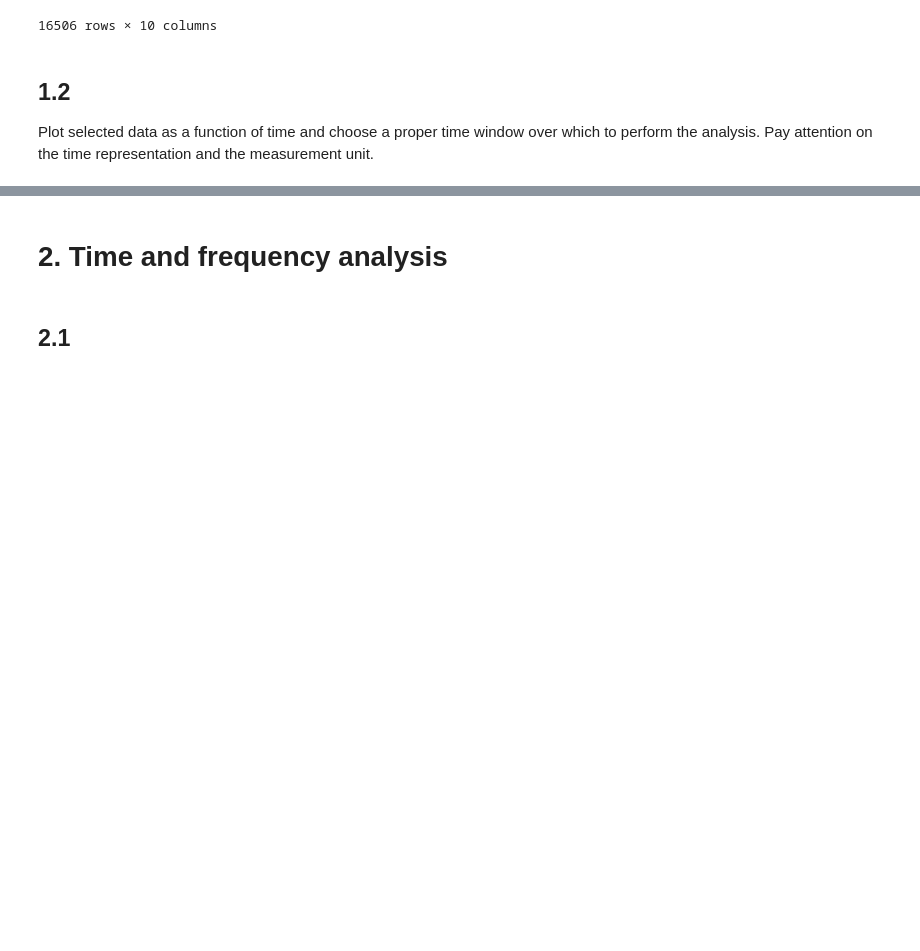
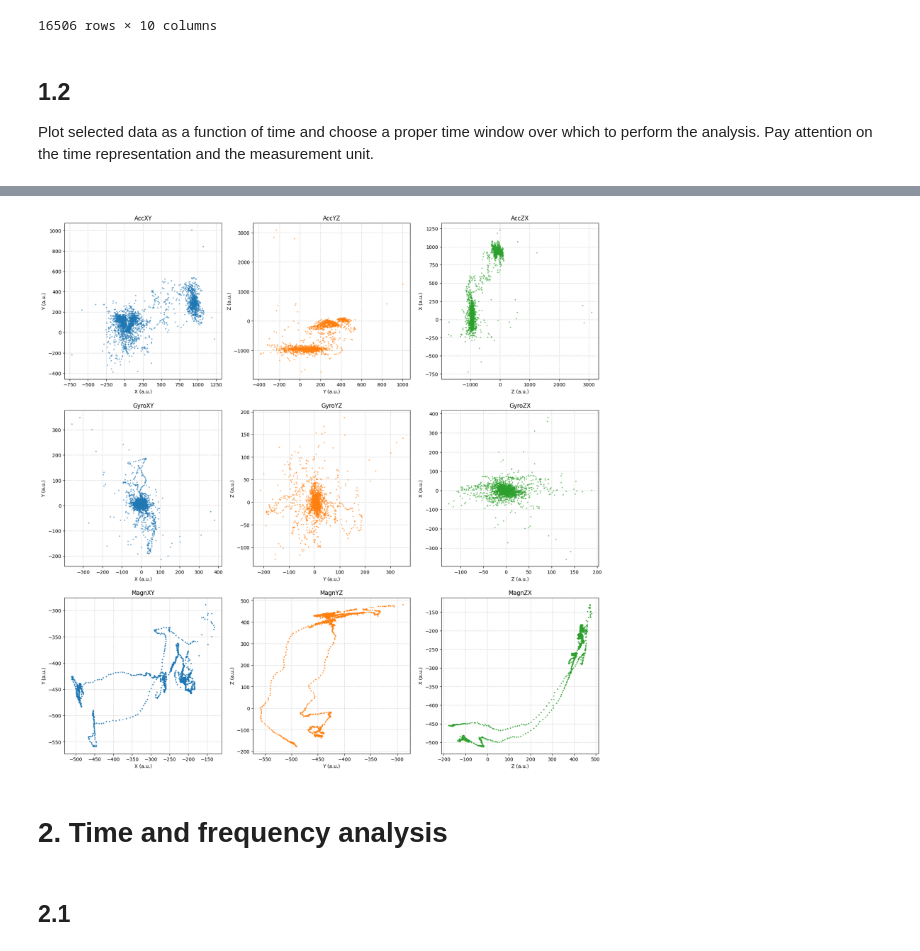
Before and after one commit to anaisbattut/ProjectHEART, a Jupyter notebook: Project.ipynb, the cells around one changed output, grey strips where cells are left out. Cells and saved outputs as stored; diff of their text form; code cells hidden in the pictures; blank space fills up the shorter version.

```diff
--- a/Project.ipynb
+++ b/Project.ipynb
@@ -136,10 +138,3 @@ data
 # %% [markdown]
 `config_5.txt` : adopted configuration of the MuSe
 We need ton apply this config file to our data
-# %%
-a = np.array([[1,2,3],[1,2,3],[1,2,3]])
-b = np.array([1,2,3])
-print(a)
-print(b)
-print(a*b)
-print(a.dot(b))
@@ -263,3 +309,23 @@ axs[2].title.set_text("Magnitude")
+# %%
+fig, ax = plt.subplots(ncols=3, nrows=3,figsize=(20, 20))
+
+def plot_graph(title,a):
+    xyz1 = ["X","Y","Z"]
+    xyz2 = ["Y","Z","X"]
+    colors=plt.rcParams['axes.prop_cycle'].by_key()['color']
+    for c in range(0,3):
+        ax[a,c].scatter(data[title+xyz1[c]],data[title+xyz2[c]], color=colors[c], alpha=0.5, s=3)
+        ax[a,c].set_title(title+xyz1[c]+xyz2[c])
+        ax[a,c].set_xlabel(xyz1[c]+" (a.u.)")
+        ax[a,c].set_ylabel(xyz2[c]+" (a.u.)")
+        ax[a,c].set_axisbelow(True)
+        ax[a,c].grid(color='lightgray', linestyle='dashed')
+
+plot_graph("Acc",0)
+plot_graph("Gyro",1)
+plot_graph("Magn",2)
+# %% [output]
+[figure, added]
 # %% [markdown]
 # 2. Time and frequency analysis
 # %% [markdown]
```
Also changed, not shown: parts of 12 cells of this notebook.
